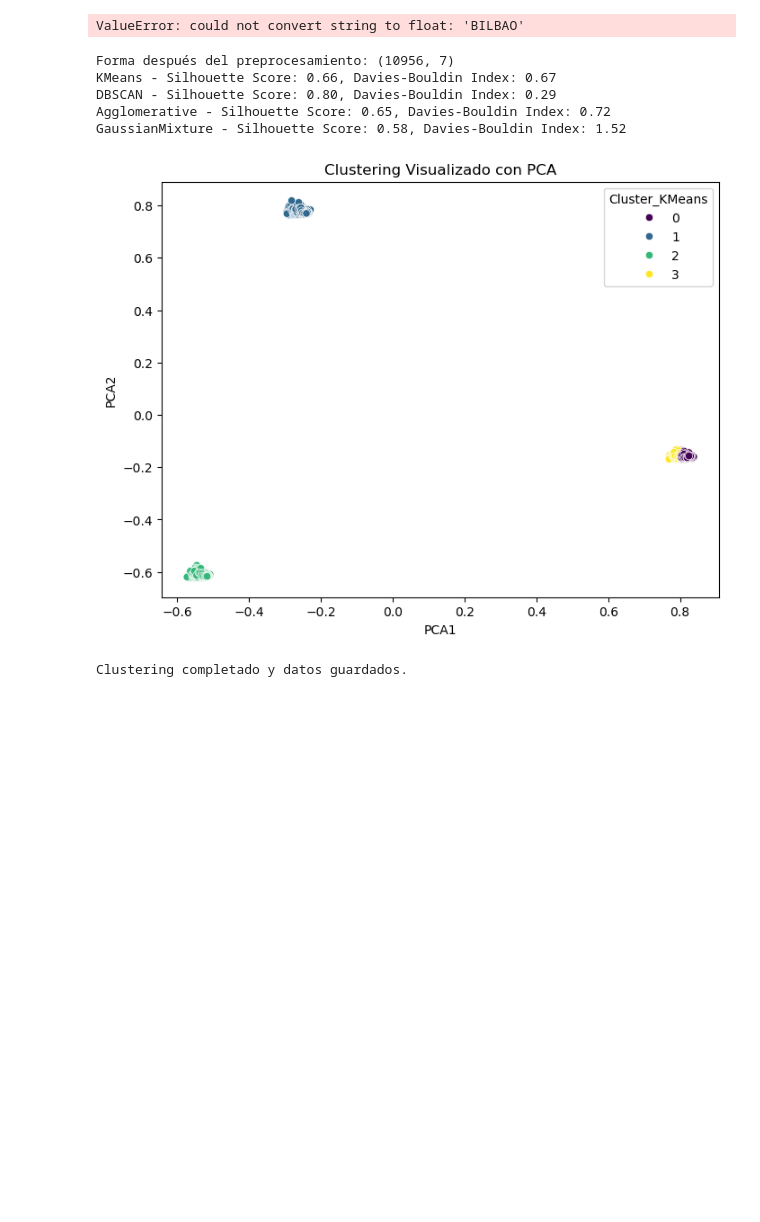
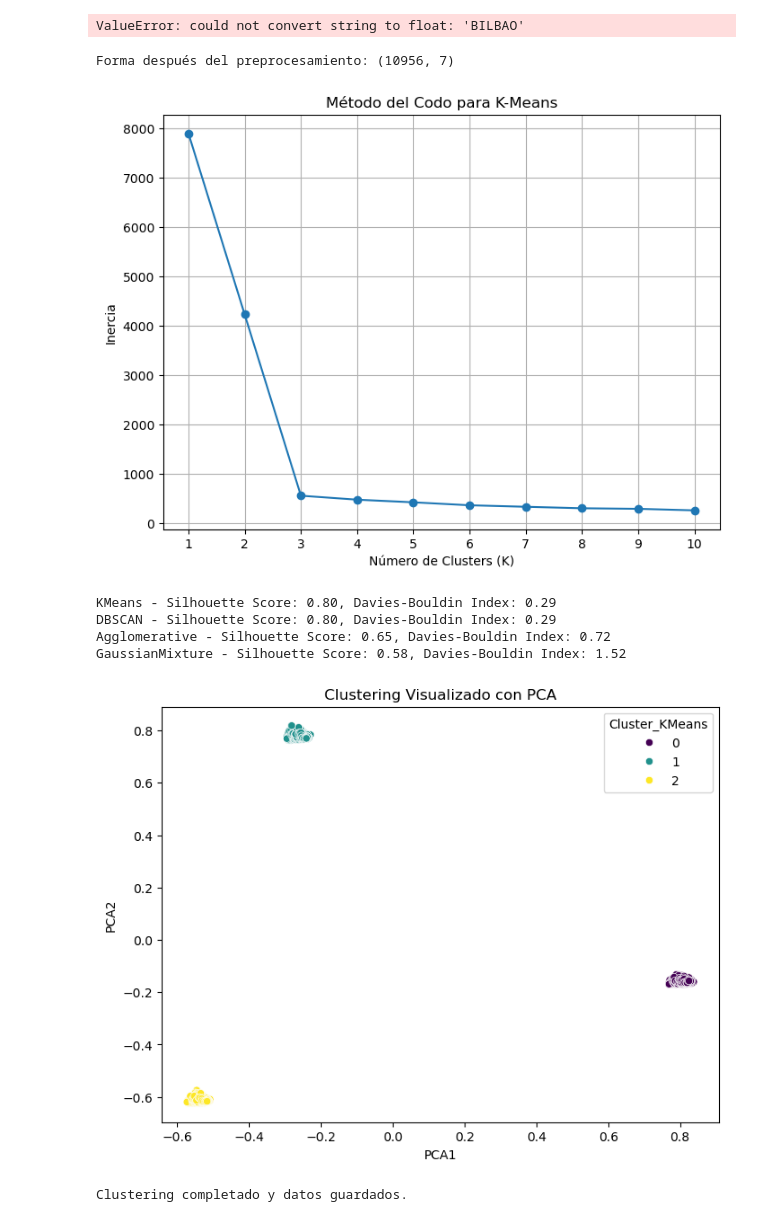
Before and after one commit to mkltc/RETO3, a Jupyter notebook: pia.ipynb, the cells around one changed output. Cells and saved outputs as stored; diff of their text form; code cells hidden in the pictures; blank space fills up the shorter version.

Commit message:
k-means

```diff
--- a/pia.ipynb
+++ b/pia.ipynb
@@ -827,42 +827,73 @@ X_transformed = preprocessor.fit_transform(X)
 # Confirmar la forma de los datos después del preprocesamiento
 print(f"Forma después del preprocesamiento: {X_transformed.shape}")
 
+def calcular_metodo_codo(X, rango_clusters):
+    inertia = []
+    for k in rango_clusters:
+        kmeans = KMeans(n_clusters=k, random_state=42)
+        kmeans.fit(X)
+        inertia.append(kmeans.inertia_)
+    return inertia
+
+# Rango de K a probar
+rango_k = range(1, 11)
+
+# Calcular la inercia usando los datos transformados
+X_transformed = preprocessor.fit_transform(X)
+inercia = calcular_metodo_codo(X_transformed, rango_k)
+
+# Graficar el método del codo
+plt.figure(figsize=(8, 6))
+plt.plot(rango_k, inercia, marker='o')
+plt.xlabel('Número de Clusters (K)')
+plt.ylabel('Inercia')
+plt.title('Método del Codo para K-Means')
+plt.xticks(rango_k)
+plt.grid(True)
+plt.show()
+
+# Elegir el número de clusters óptimo manualmente (p. ej., 4)
+k_optimo = 3
+
+
+
 # Pipelines para clustering
 clustering_models = {
-    'KMeans': KMeans(n_clusters=4, random_state=42),
+    'KMeans': KMeans(n_clusters=k_optimo, random_state=42),
     'DBSCAN': DBSCAN(eps=0.5, min_samples=5),
     'Agglomerative': AgglomerativeClustering(n_clusters=4),
     'GaussianMixture': GaussianMixture(n_components=4, random_state=42)
 }
 
 for model_name, model in clustering_models.items():
     model.fit(X_transformed)
     clusters = model.labels_ if hasattr(model, 'labels_') else model.predict(X_transformed)
     df[f'Cluster_{model_name}'] = clusters
     if len(set(clusters)) > 1:
         sil_score = silhouette_score(X_transformed, clusters)
         db_index = davies_bouldin_score(X_transformed, clusters)
         print(f"{model_name} - Silhouette Score: {sil_score:.2f}, Davies-Bouldin Index: {db_index:.2f}")
 
 # PCA para visualización
 pca = PCA(n_components=2)
 X_pca = pca.fit_transform(X_transformed)
 df['PCA1'] = X_pca[:, 0]
 df['PCA2'] = X_pca[:, 1]
 
 plt.figure(figsize=(8, 6))
 sns.scatterplot(x='PCA1', y='PCA2', hue='Cluster_KMeans', data=df, palette='viridis')
 plt.title('Clustering Visualizado con PCA')
 plt.show()
 
 # Guardar el resultado final
 df.to_csv('processed_data_with_clusters.csv', index=False)
 print("Clustering completado y datos guardados.")
 # %% [output]
 Forma después del preprocesamiento: (10956, 7)
-KMeans - Silhouette Score: 0.66, Davies-Bouldin Index: 0.67
-DBSCAN - Silhouette Score: 0.80, Davies-Bouldin Index: 0.29
-Agglomerative - Silhouette Score: 0.65, Davies-Bouldin Index: 0.72
-GaussianMixture - Silhouette Score: 0.58, Davies-Bouldin Index: 1.52
-[figure, old version]
+[figure, new version]
-Clustering completado y datos guardados.
+KMeans - Silhouette Score: 0.80, Davies-Bouldin Index: 0.29
+DBSCAN - Silhouette Score: 0.80, Davies-Bouldin Index: 0.29
+Agglomerative - Silhouette Score: 0.65, Davies-Bouldin Index: 0.72
+GaussianMixture - Silhouette Score: 0.58, Davies-Bouldin Index: 1.52
+[figure, added]
+Clustering completado y datos guardados.
```
Also changed, not shown: 1 other file.
